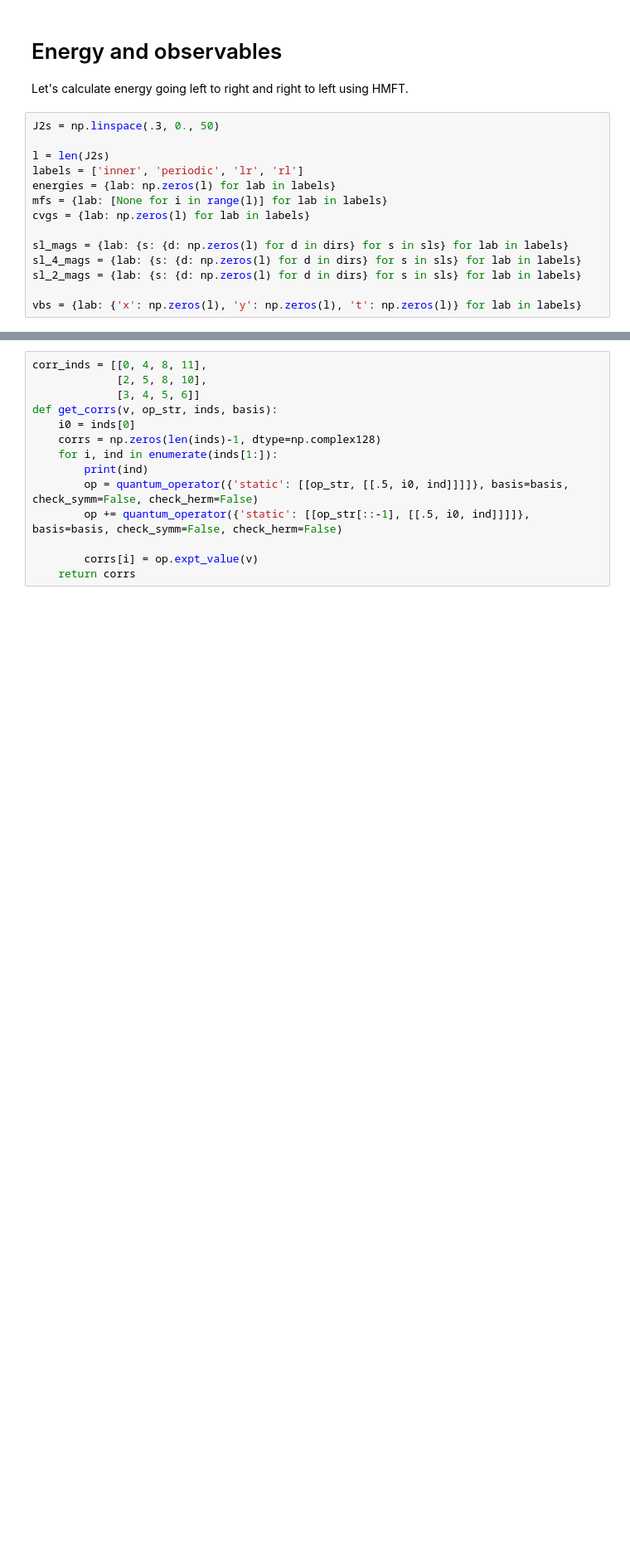
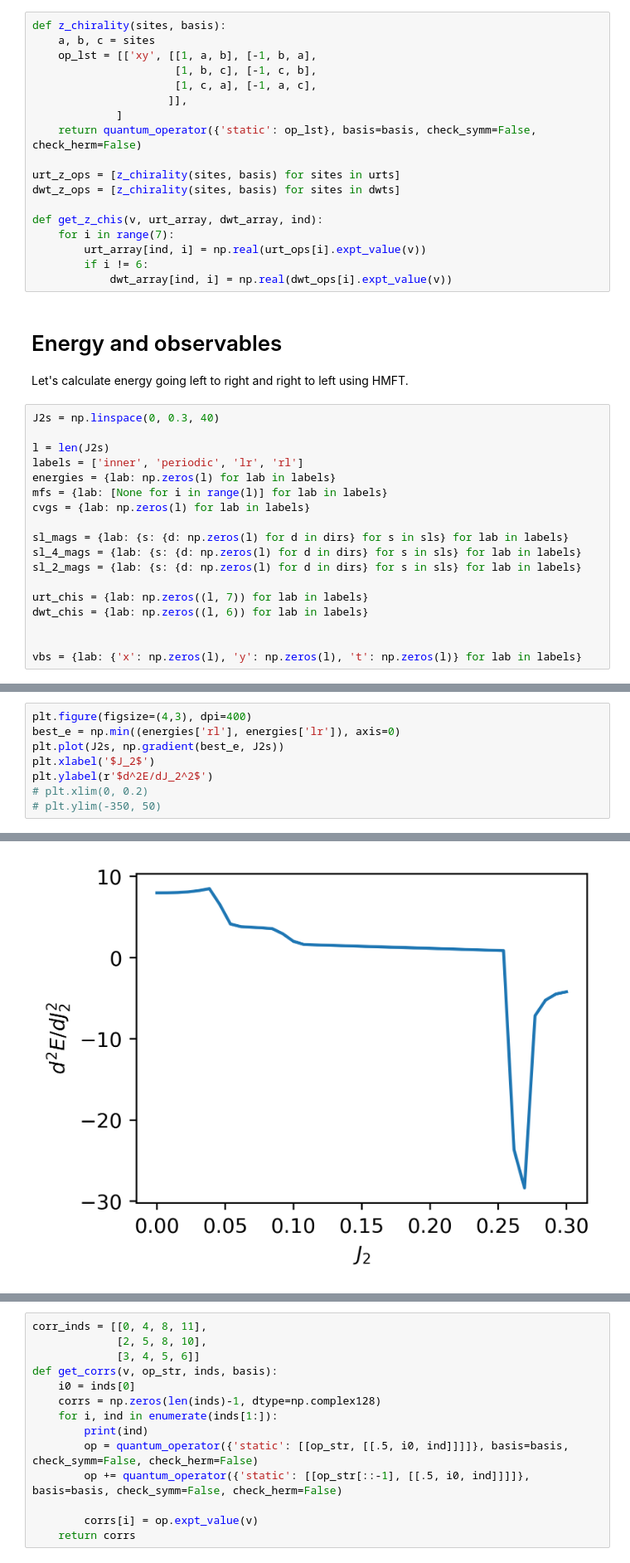
Before and after one commit to wholdhus/hmftpy, a Jupyter notebook: HMFT_XY_J1J2.ipynb, the cells around one changed output, grey strips where cells are left out. Shown at 83% size. Saved outputs shown, nothing was run; the diff lists cells and outputs as text; blank space fills up the shorter version.

```diff
--- a/HMFT_XY_J1J2.ipynb
+++ b/HMFT_XY_J1J2.ipynb
@@ -108,9 +214,27 @@ def get_vbs(v, vb_array, ind):
+# %%
+def z_chirality(sites, basis):
+    a, b, c = sites
+    op_lst = [['xy', [[1, a, b], [-1, b, a],
+                      [1, b, c], [-1, c, b],
+                      [1, c, a], [-1, a, c],
+                     ]],
+             ]
+    return quantum_operator({'static': op_lst}, basis=basis, check_symm=False, check_herm=False)
+
+urt_z_ops = [z_chirality(sites, basis) for sites in urts]
+dwt_z_ops = [z_chirality(sites, basis) for sites in dwts]
+
+def get_z_chis(v, urt_array, dwt_array, ind):
+    for i in range(7):
+        urt_array[ind, i] = np.real(urt_ops[i].expt_value(v))
+        if i != 6:
+            dwt_array[ind, i] = np.real(dwt_ops[i].expt_value(v))
 # %% [markdown]
 # Energy and observables
 
 Let's calculate energy going left to right and right to left using HMFT.
 # %%
-J2s = np.linspace(.3, 0., 50)
+J2s = np.linspace(0, 0.3, 40)
 
 l = len(J2s)
 labels = ['inner', 'periodic', 'lr', 'rl']
@@ -122,5 +246,9 @@ sl_mags = {lab: {s: {d: np.zeros(l) for d in dirs} for s in sls} for lab in labe
 sl_4_mags = {lab: {s: {d: np.zeros(l) for d in dirs} for s in sls} for lab in labels}
 sl_2_mags = {lab: {s: {d: np.zeros(l) for d in dirs} for s in sls} for lab in labels}
 
+urt_chis = {lab: np.zeros((l, 7)) for lab in labels}
+dwt_chis = {lab: np.zeros((l, 6)) for lab in labels}
+
+
 vbs = {lab: {'x': np.zeros(l), 'y': np.zeros(l), 't': np.zeros(l)} for lab in labels}
 # %%
@@ -190,0 +326,9 @@ plt.legend()
+# %%
+plt.figure(figsize=(4,3), dpi=400)
+best_e = np.min((energies['rl'], energies['lr']), axis=0)
+plt.plot(J2s, np.gradient(best_e, J2s))
+plt.xlabel('$J_2$')
+plt.ylabel(r'$d^2E/dJ_2^2$')
+# plt.xlim(0, 0.2)
+# plt.ylim(-350, 50)
+# %% [output]
@@ -190,0 +336 @@ plt.legend()
+[figure, added]
```
Also changed, not shown: parts of 16 cells of this notebook, 5 other files.
